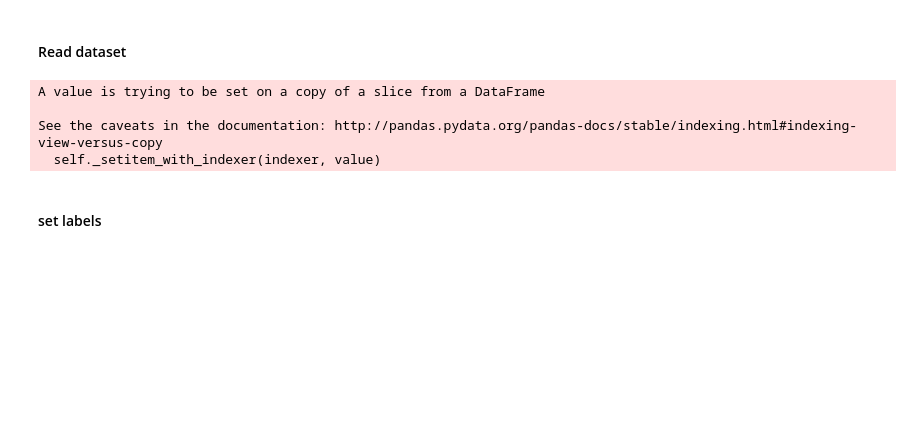
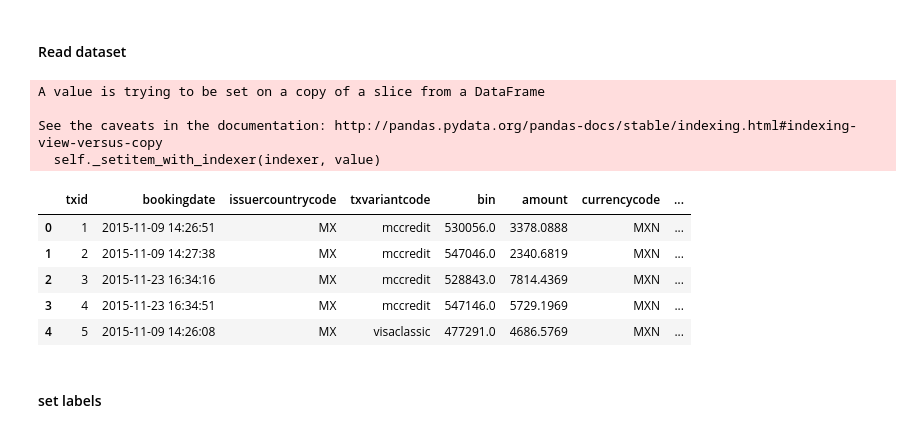
Before and after one commit to zhongshj/creditcardflaud, a Jupyter notebook: Untitled.ipynb, the cells around one changed output. Saved outputs shown, nothing was run; the diff lists cells and outputs as text; code cells hidden in the pictures; blank space fills up the shorter version.

```diff
--- a/Untitled.ipynb
+++ b/Untitled.ipynb
@@ -9,34 +9,40 @@ import matplotlib.pyplot as plt
 # %%
 df = pd.read_csv("../data_for_student_case.csv")
 
 # change cvc
 df['cvcresponsecode'].ix[df['cvcresponsecode']>3] = 3
 
 # change currency
 df['amount'].ix[df['currencycode'] == 'MXN'] = df['amount'].ix[df['currencycode'] == 'MXN'] * 0.052131
 df['amount'].ix[df['currencycode'] == 'AUD'] = df['amount'].ix[df['currencycode'] == 'AUD'] * 0.7349
 df['amount'].ix[df['currencycode'] == 'NZD'] = df['amount'].ix[df['currencycode'] == 'NZD'] * 0.68966
 df['amount'].ix[df['currencycode'] == 'GBP'] = df['amount'].ix[df['currencycode'] == 'GBP'] * 1.292625
 df['amount'].ix[df['currencycode'] == 'SEK'] = df['amount'].ix[df['currencycode'] == 'SEK'] * 0.112851
 
 # simplify issuercountrycode
 issuercountrycode_filter = set(['GB', 'AU', 'MX', 'SE', 'NZ', 'US', 'CN'])
 df['issuercountrycode'].ix[df['issuercountrycode'].isin(issuercountrycode_filter) == False] = 'other'
 
 # simplify txvariantcode
 txvariantcode_filter = set(['visadebit', 'mccredit', 'mcdebit', 'visaclassic', 'visaplatinum', 'visagold', 'visa'])
 df['txvariantcode'].ix[df['txvariantcode'].isin(txvariantcode_filter) == False] = 'other'
 
 # simplify shoppercountrycode
 shoppercountrycode_filter = set(['GB', 'MX', 'AU', 'SE', 'NZ', 'US'])
 df['shoppercountrycode'].ix[df['shoppercountrycode'].isin(shoppercountrycode_filter) == False] = 'other'
 
-#df.head()
+df.head()
 # %% [output]
 A value is trying to be set on a copy of a slice from a DataFrame
 
 See the caveats in the documentation: http://pandas.pydata.org/pandas-docs/stable/indexing.html#indexing-view-versus-copy
   self._setitem_with_indexer(indexer, value)
+|  | txid | bookingdate | issuercountrycode | txvariantcode | bin | amount | currencycode | ... |
+| 0 | 1 | 2015-11-09 14:26:51 | MX | mccredit | 530056.0 | 3378.0888 | MXN | ... |
+| 1 | 2 | 2015-11-09 14:27:38 | MX | mccredit | 547046.0 | 2340.6819 | MXN | ... |
+| 2 | 3 | 2015-11-23 16:34:16 | MX | mccredit | 528843.0 | 7814.4369 | MXN | ... |
+| 3 | 4 | 2015-11-23 16:34:51 | MX | mccredit | 547146.0 | 5729.1969 | MXN | ... |
+| 4 | 5 | 2015-11-09 14:26:08 | MX | visaclassic | 477291.0 | 4686.5769 | MXN | ... |
 # %% [markdown]
 #### set labels
 # %%
```
Also changed, not shown: parts of 6 cells of this notebook, 4 other files.
